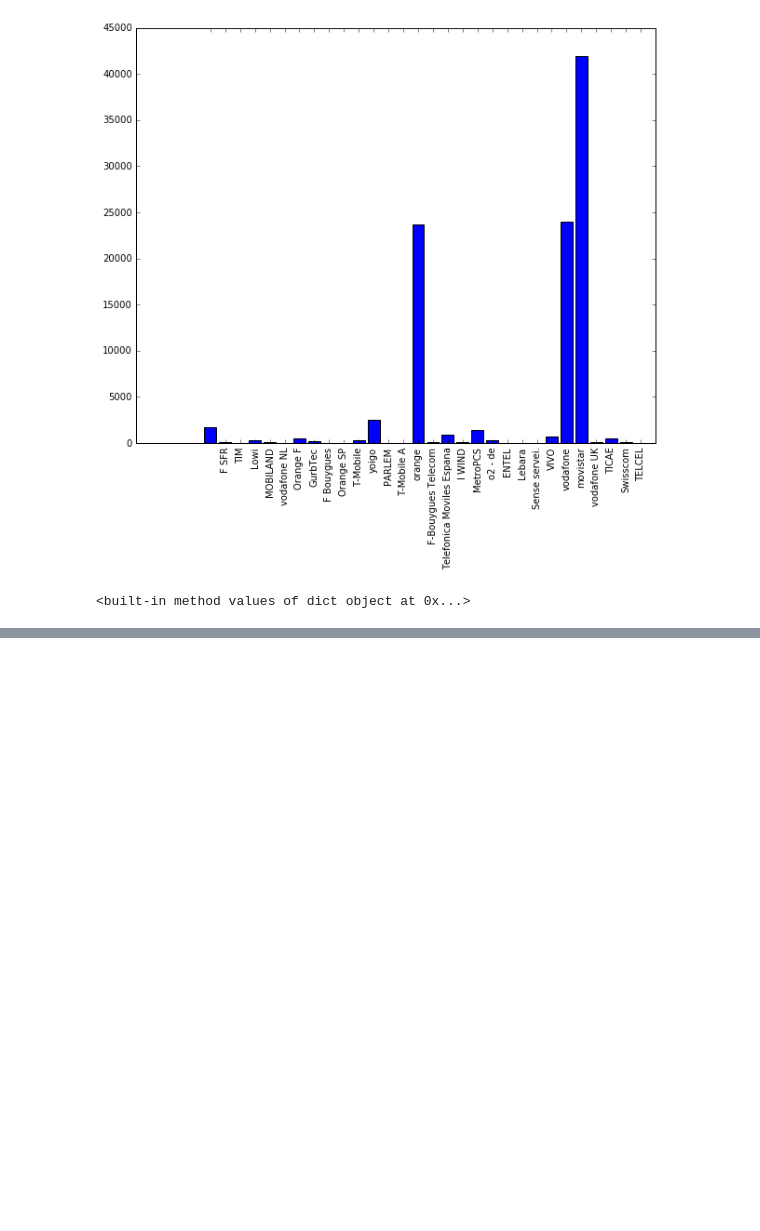
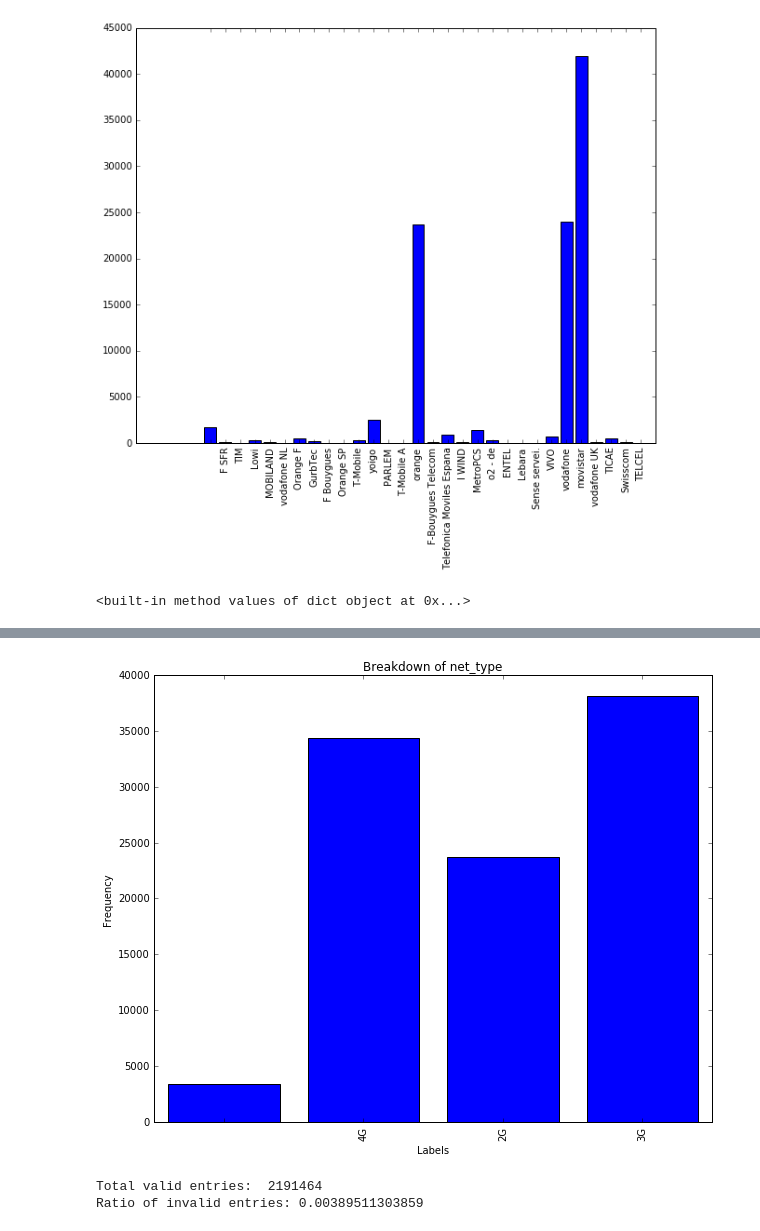
Before and after one commit to RichardoC/ACCD, a Jupyter notebook: Richard's analysis code.ipynb, the cells around one changed output, grey strips where cells are left out. Cells and saved outputs as stored; diff of their text form; code cells hidden in the pictures; blank space fills up the shorter version.

```diff
--- a/Richard's analysis code.ipynb
+++ b/Richard's analysis code.ipynb
@@ -169,0 +216,9 @@ print (k_c.values)
+# %%
+plot_bars(list_of_phone_data,'net_type')
+# %% [output]
+[figure, added]
+# %%
+all_data = import_all_data("./data_export_cobercat/")[0]
+# %% [output]
+Total valid entries:  2191464
+Ratio of invalid entries: 0.00389511303859
```
Also changed, not shown: parts of 7 cells of this notebook.
